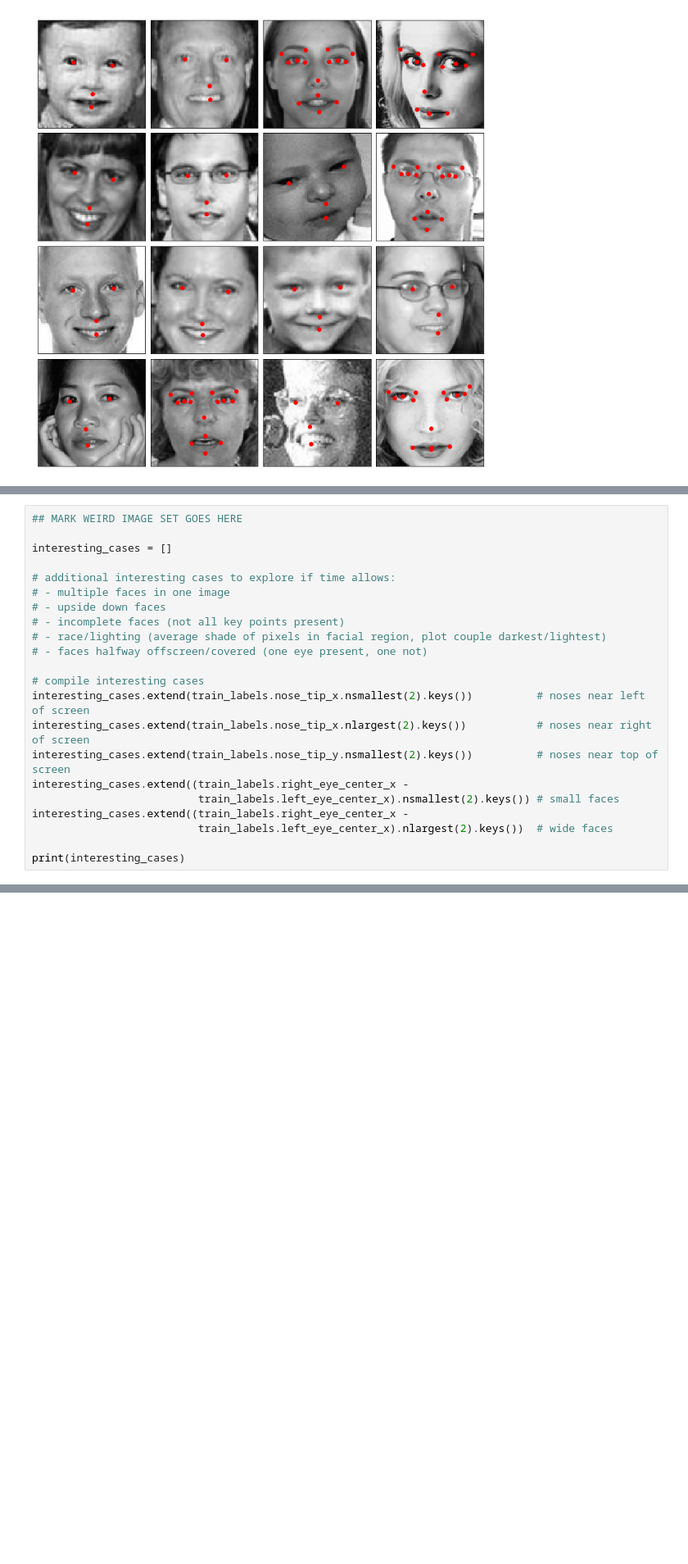
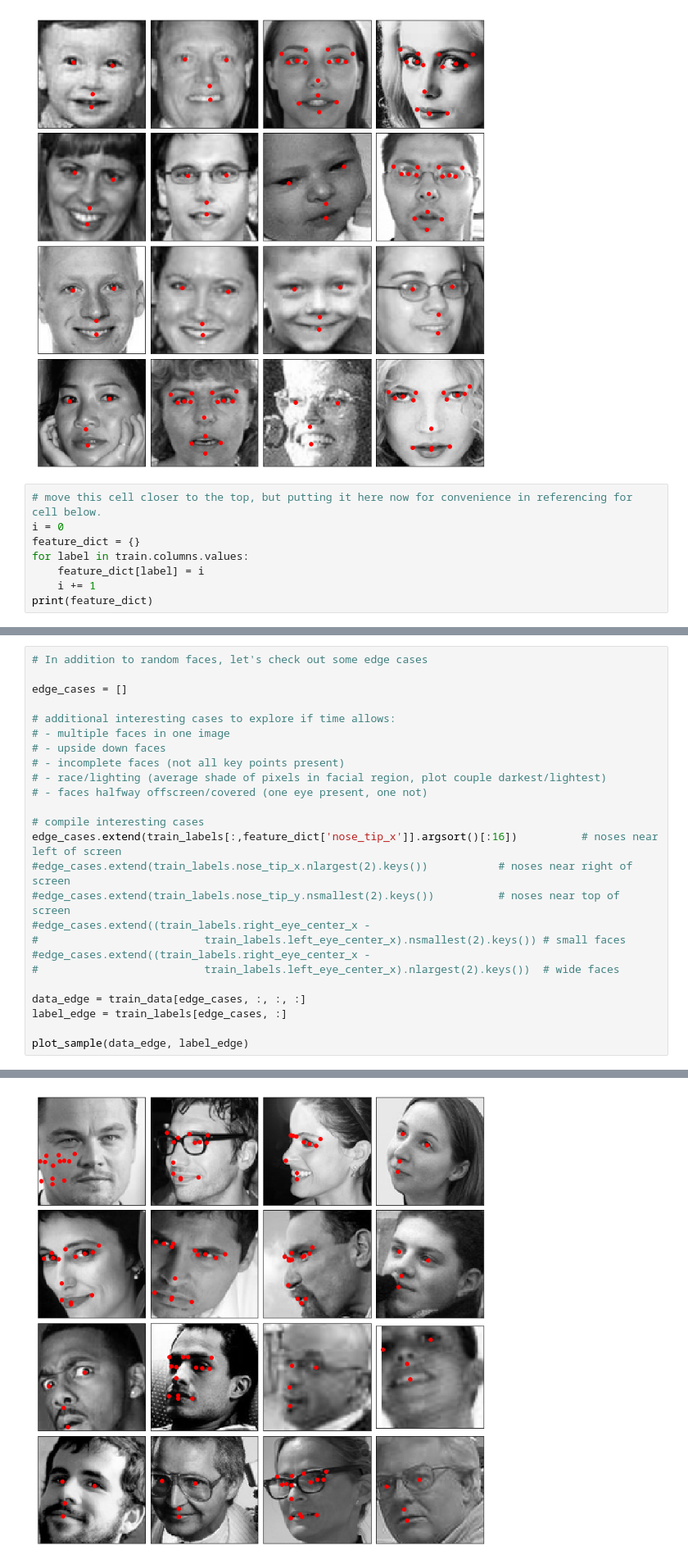
Before and after one commit to alexdauenhauer/MIDS_W207_facial_recognition, a Jupyter notebook: FinalProject-Copy1.ipynb, the cells around one changed output, grey strips where cells are left out. Shown at 82% size. Saved outputs shown, nothing was run; the diff lists cells and outputs as text; blank space fills up the shorter version.

Commit message:
pip install cell, keras backend, and mostly fixed edge cases

```diff
--- a/FinalProject-Copy1.ipynb
+++ b/FinalProject-Copy1.ipynb
@@ -211,3 +199,11 @@ label_sample = train_labels[idx, :]
 plot_sample(data_sample, label_sample)
 # %% [output]
 [figure]
+# %%
+# move this cell closer to the top, but putting it here now for convenience in referencing for cell below.
+i = 0
+feature_dict = {}
+for label in train.columns.values:
+    feature_dict[label] = i
+    i += 1
+print(feature_dict)
@@ -214,7 +212,7 @@ plot_sample(data_sample, label_sample)
 # %%
-## MARK WEIRD IMAGE SET GOES HERE
+# In addition to random faces, let's check out some edge cases
 
-interesting_cases = []
+edge_cases = []
 
 # additional interesting cases to explore if time allows:
 # - multiple faces in one image
@@ -224,13 +222,16 @@ interesting_cases = []
 # - faces halfway offscreen/covered (one eye present, one not)
 
 # compile interesting cases
-interesting_cases.extend(train_labels.nose_tip_x.nsmallest(2).keys())          # noses near left of screen
-interesting_cases.extend(train_labels.nose_tip_x.nlargest(2).keys())           # noses near right of screen
-interesting_cases.extend(train_labels.nose_tip_y.nsmallest(2).keys())          # noses near top of screen
-interesting_cases.extend((train_labels.right_eye_center_x -
-                          train_labels.left_eye_center_x).nsmallest(2).keys()) # small faces
-interesting_cases.extend((train_labels.right_eye_center_x -
-                          train_labels.left_eye_center_x).nlargest(2).keys())  # wide faces
+edge_cases.extend(train_labels[:,feature_dict['nose_tip_x']].argsort()[:16])          # noses near left of screen
+#edge_cases.extend(train_labels.nose_tip_x.nlargest(2).keys())           # noses near right of screen
+#edge_cases.extend(train_labels.nose_tip_y.nsmallest(2).keys())          # noses near top of screen
+#edge_cases.extend((train_labels.right_eye_center_x -
+#                          train_labels.left_eye_center_x).nsmallest(2).keys()) # small faces
+#edge_cases.extend((train_labels.right_eye_center_x -
+#                          train_labels.left_eye_center_x).nlargest(2).keys())  # wide faces
 
-print(interesting_cases)
+data_edge = train_data[edge_cases, :, :, :]
+label_edge = train_labels[edge_cases, :]
+
+plot_sample(data_edge, label_edge)
 # %% [output]
@@ -238,3 +239,4 @@ AttributeError: 'numpy.ndarray' object has no attribute 'nose_tip_x'
+[figure, added]
 # %% [markdown]
 ## Features
 # %% [markdown]
```
Also changed, not shown: parts of 5 cells of this notebook.
